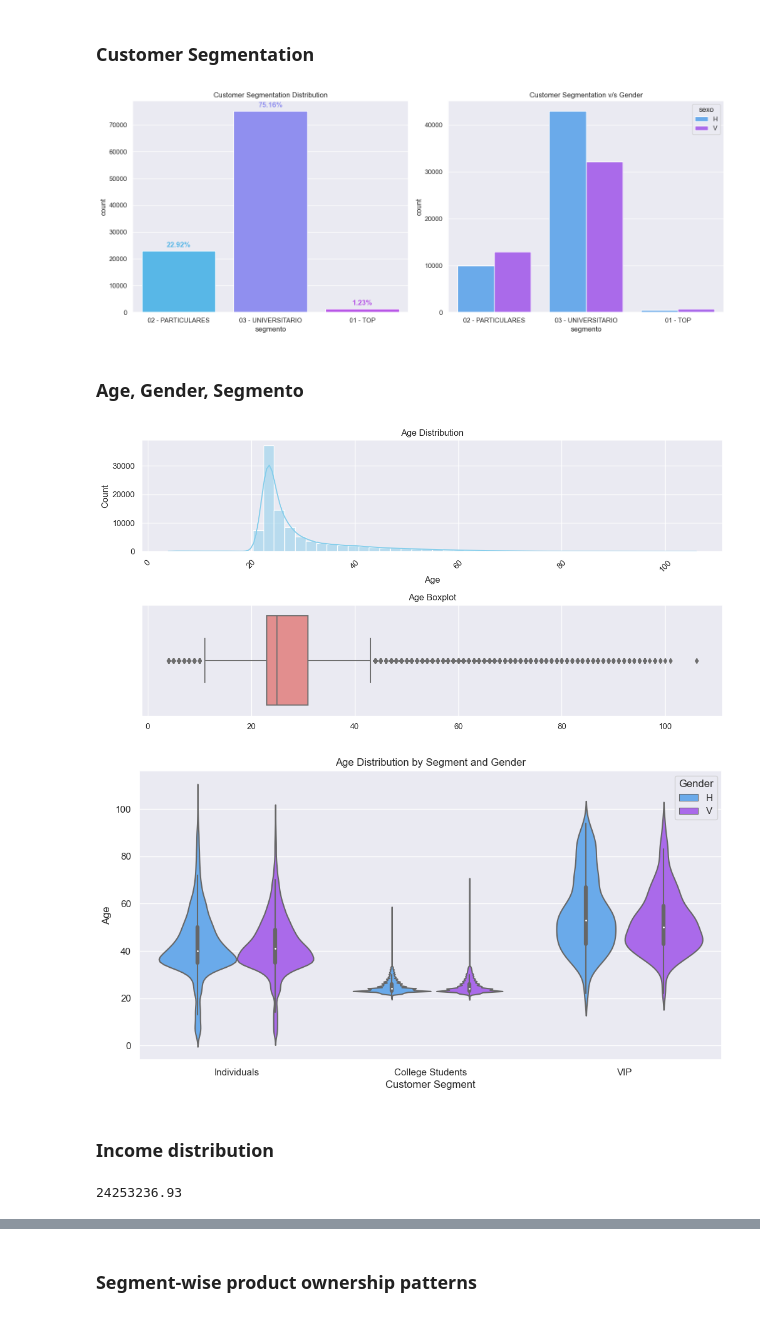
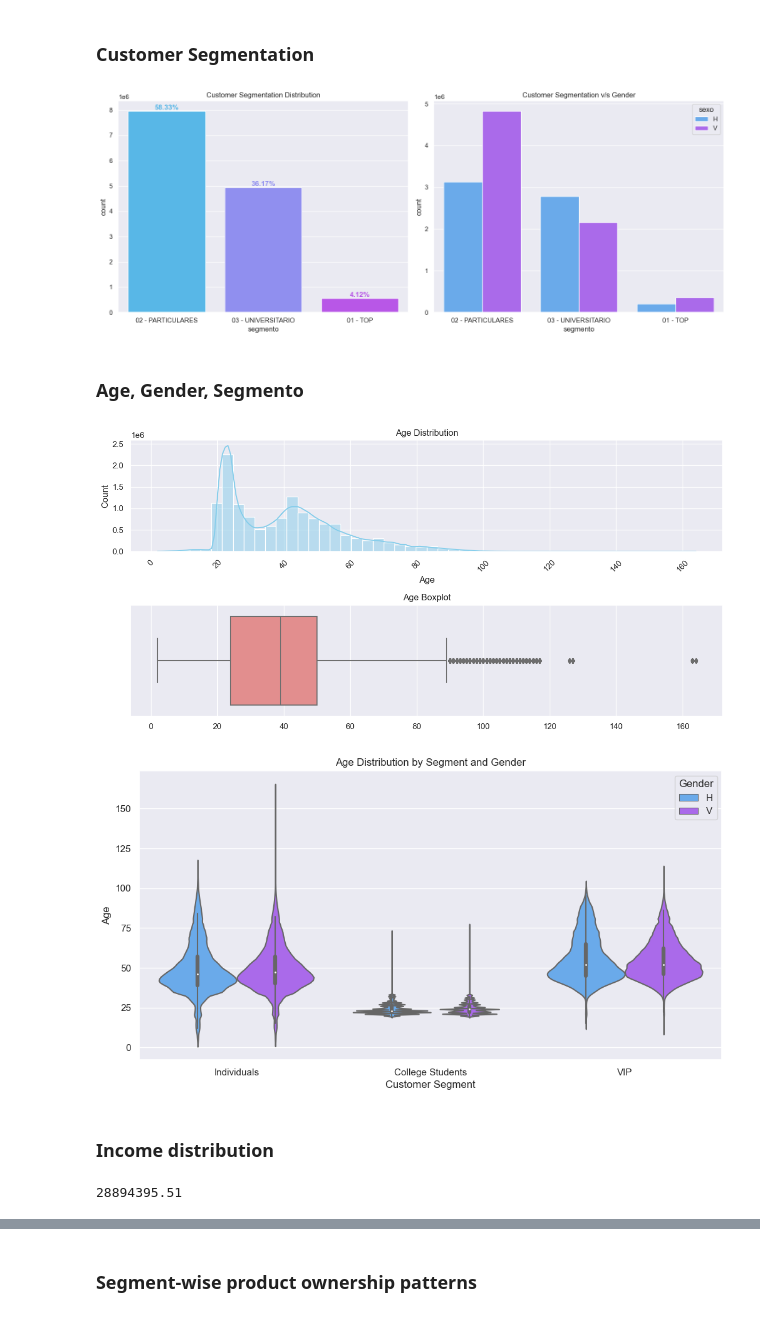
Before and after one commit to dennismathewjose/Santander-product-recommendation, a Jupyter notebook: santander-product-recommendation.ipynb, the cells around one changed output, grey strips where cells are left out. Saved outputs shown, nothing was run; the diff lists cells and outputs as text; code cells hidden in the pictures.

Commit message:
Updated the data size and modified EDA

```diff
--- a/santander-product-recommendation.ipynb
+++ b/santander-product-recommendation.ipynb
@@ -2,6 +2,5 @@
 import numpy as numpy
 import pandas as pd
 # %%
-chunked_data = pd.read_csv('data/train_ver2.csv',chunksize=100000)
-df_sample_train = next(chunked_data)
+df_train = pd.read_csv('data/train_ver2.csv')
 # %%
@@ -76,34 +75,34 @@ sns.set()
 # %%
 fig, ax = plt.subplots(1,2,figsize=(15,6))
 
 palette = sns.color_palette("cool", n_colors=3)
 
-sns.countplot(x=df_sample_train['segmento'],ax = ax[0],palette=palette)
-total = len(df_sample_train)
+sns.countplot(x=df_train['segmento'],ax = ax[0],palette=palette)
+total = len(df_train)
 for bar in ax[0].patches:
     height = bar.get_height()
     percentage = f"{(height / total) * 100:.2f}%"
     ax[0].annotate(
         percentage,
         (bar.get_x() + bar.get_width() / 2, height + 1000),
         ha='center',
         va='bottom',
         fontweight='bold',
         color=bar.get_facecolor()
     )
 
 ax[0].set_title("Customer Segmentation Distribution")
 
-sns.countplot(x=df_sample_train['segmento'],hue=df_sample_train['sexo'],palette='cool',ax=ax[1])
+sns.countplot(x=df_train['segmento'],hue=df_train['sexo'],palette='cool',ax=ax[1])
 ax[1].set_title('Customer Segmentation v/s Gender')
 plt.tight_layout()
 plt.show()
 # %% [output]
-[figure, old version]
+[figure, new version]
 # %% [markdown]
 ### **Age, Gender, Segmento**
 # %%
-age_data = pd.to_numeric(df_sample_train['age'], errors='coerce').dropna()
+age_data = pd.to_numeric(df_train['age'], errors='coerce').dropna()
 
 
 fig, axes = plt.subplots(2, 1, figsize=(12, 6))
@@ -121,7 +120,7 @@ axes[1].set_title('Age Boxplot')
 plt.tight_layout()
 plt.show()
 # %% [output]
-[figure, old version]
+[figure, new version]
 # %%
 segment_labels = {
     '01 - TOP': 'VIP',
@@ -129,8 +128,8 @@ segment_labels = {
     '03 - UNIVERSITARIO': 'College Students'
 }
 
-df_sample_train['age'] = pd.to_numeric(df_sample_train['age'], errors='coerce')
-df_viz = df_sample_train.dropna(subset=['age', 'segmento', 'sexo']).copy()
+df_train['age'] = pd.to_numeric(df_train['age'], errors='coerce')
+df_viz = df_train.dropna(subset=['age', 'segmento', 'sexo']).copy()
 
 df_viz.loc[:, 'segmento'] = df_viz['segmento'].replace(segment_labels)
 
@@ -142,13 +141,13 @@ plt.ylabel('Age')
 plt.legend(title='Gender')
 plt.show()
 # %% [output]
-[figure, old version]
+[figure, new version]
 # %% [markdown]
 ### **Income distribution**
 # %%
-df_sample_train['renta'].max()
+df_train['renta'].max()
 # %% [output]
-24253236.93
+28894395.51
 # %%
 import matplotlib.ticker as ticker
 
```
Also changed, not shown: parts of 16 cells of this notebook.
